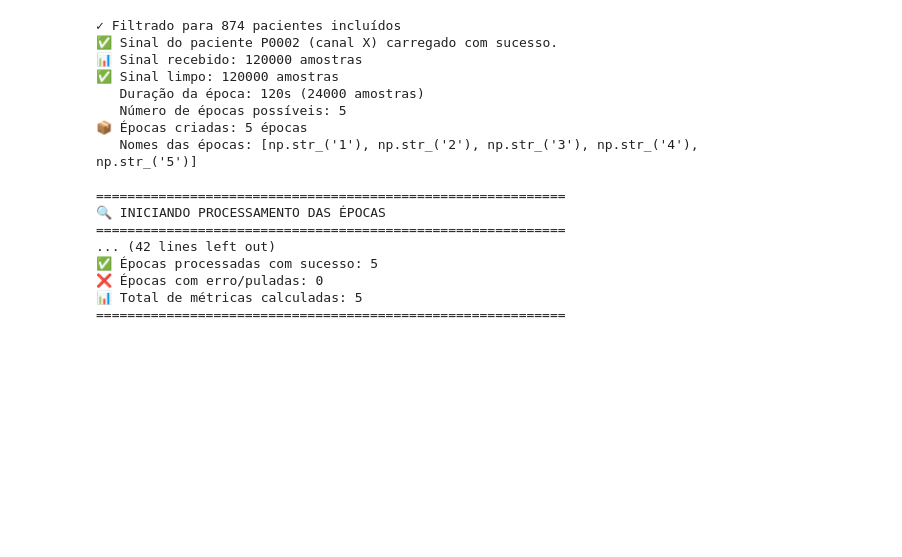
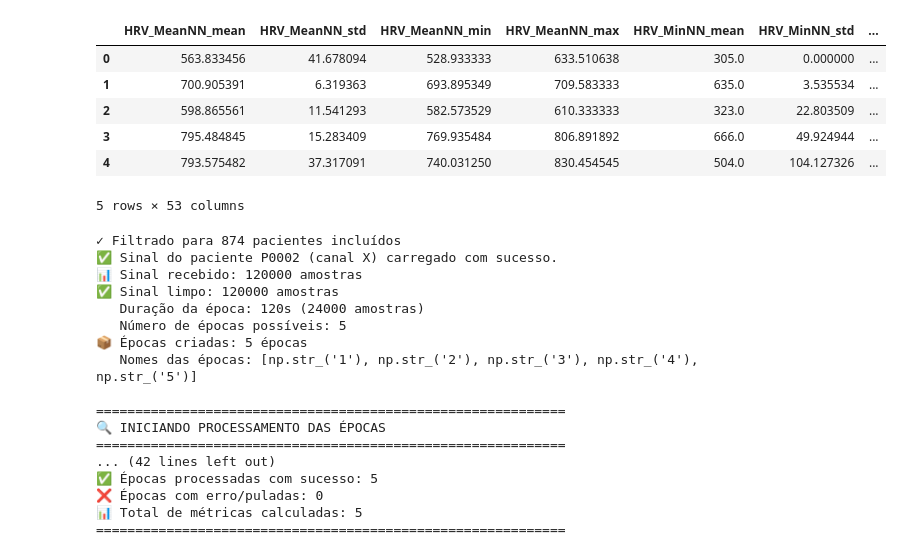
Before and after one commit to Danieloliver1/cox-models-sudden-death, a Jupyter notebook: Arquitetura/validacao_filtros_para_ECG.ipynb, the cells around one changed output. Drawn from its saved outputs; the diff is of its cells as text; code cells hidden in the pictures; blank space fills up the shorter version.

```diff
--- a/Arquitetura/validacao_filtros_para_ECG.ipynb
+++ b/Arquitetura/validacao_filtros_para_ECG.ipynb
@@ -476,3 +277,13 @@ print("="*70)
+# %%
+df_resumo
+# %% [output]
+|  | HRV_MeanNN_mean | HRV_MeanNN_std | HRV_MeanNN_min | HRV_MeanNN_max | HRV_MinNN_mean | HRV_MinNN_std | ... |
+| 0 | 563.833456 | 41.678094 | 528.933333 | 633.510638 | 305.0 | 0.000000 | ... |
+| 1 | 700.905391 | 6.319363 | 693.895349 | 709.583333 | 635.0 | 3.535534 | ... |
+| 2 | 598.865561 | 11.541293 | 582.573529 | 610.333333 | 323.0 | 22.803509 | ... |
+| 3 | 795.484845 | 15.283409 | 769.935484 | 806.891892 | 666.0 | 49.924944 | ... |
+| 4 | 793.575482 | 37.317091 | 740.031250 | 830.454545 | 504.0 | 104.127326 | ... |
+5 rows × 53 columns
 # %%
 import pandas as pd
 
```
Also changed, not shown: parts of 3 cells of this notebook, 1 other file.
